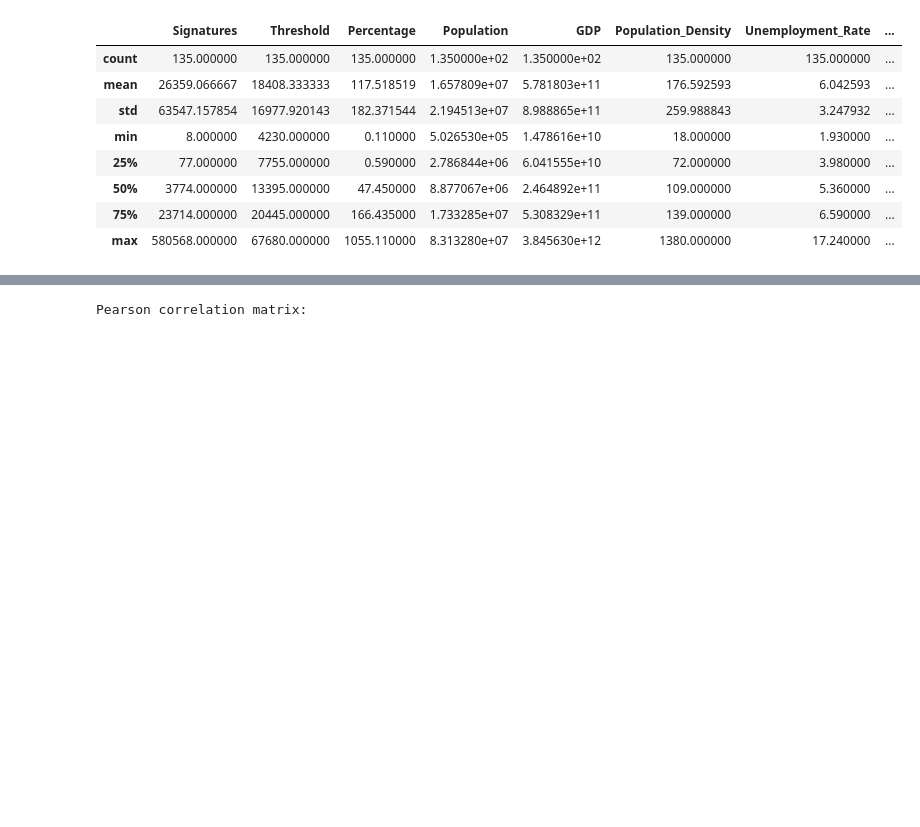
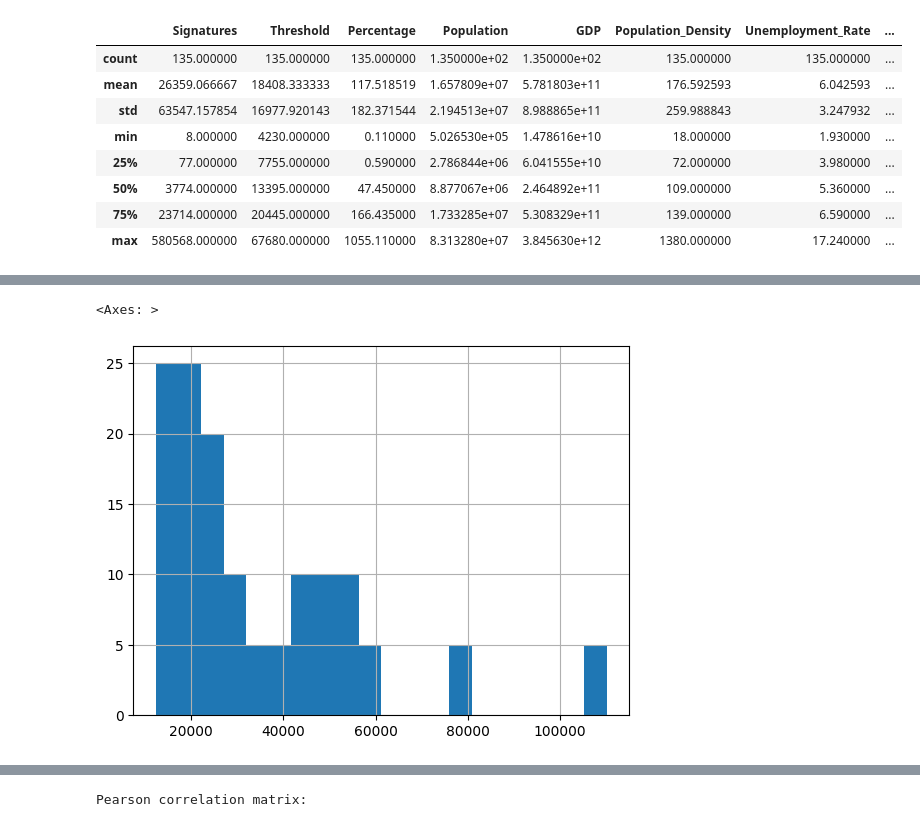
Before and after one commit to Matthew-Riddell/MSc-Dissertation, a Jupyter notebook: notebooks/data-exploration.ipynb, the cells around one changed output, grey strips where cells are left out. Saved outputs shown, nothing was run; the diff lists cells and outputs as text; code cells hidden in the pictures; blank space fills up the shorter version.

```diff
--- a/notebooks/data-exploration.ipynb
+++ b/notebooks/data-exploration.ipynb
@@ -77,0 +85,7 @@ merged_data.describe()
+# %%
+merged_data["GDP_Per_Capita"].hist(
+    bins=20
+)
+# %% [output]
+<Axes: >
+[figure, added]
```
Also changed, not shown: parts of 24 cells of this notebook.
